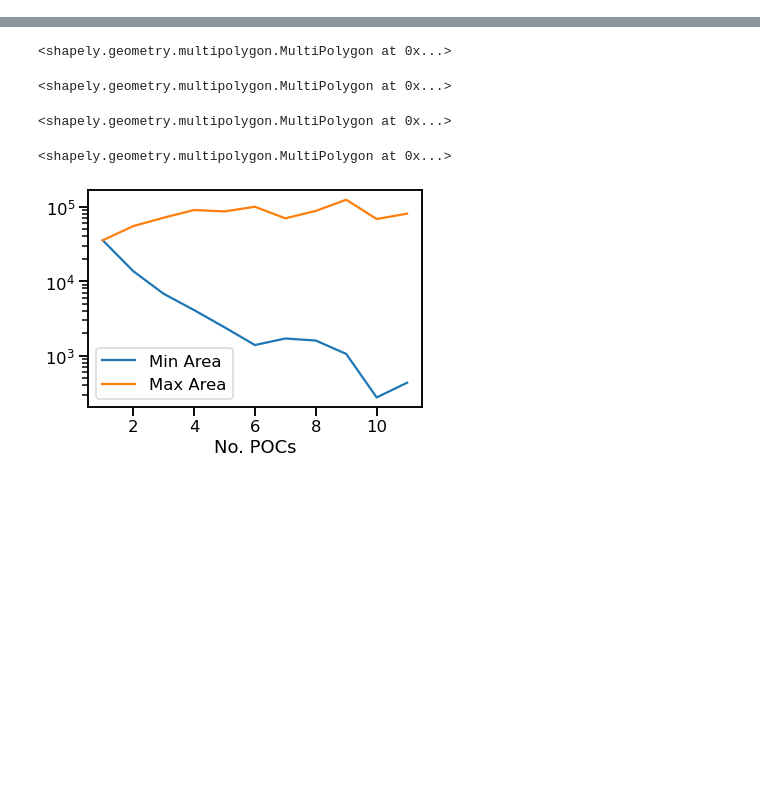
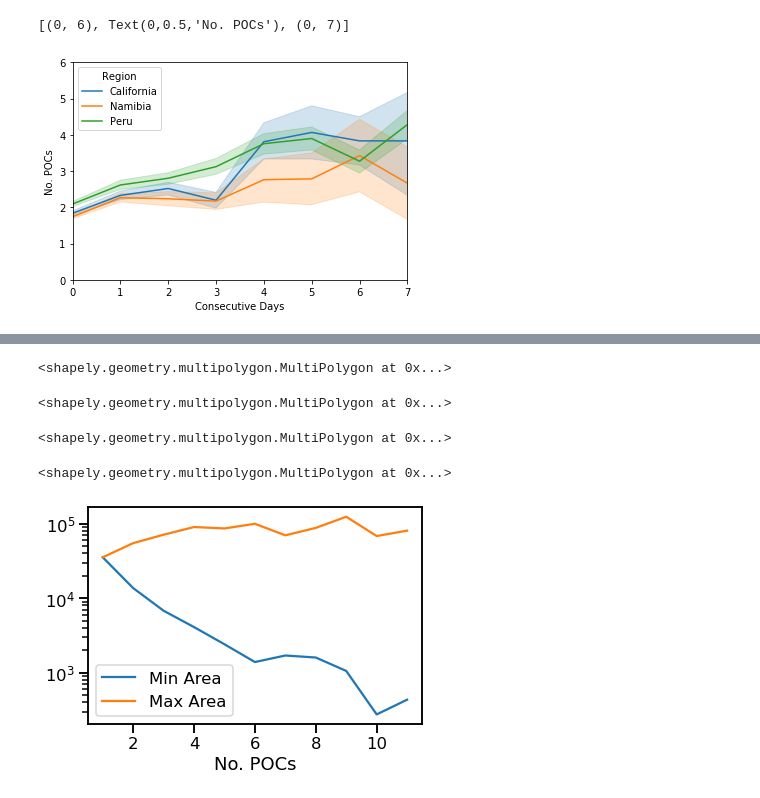
Before and after one commit to duncanwp/MPhys-Project, a Jupyter notebook: data_analysis/basic_POC_analysis.ipynb, the cells around one changed output, grey strips where cells are left out. Saved outputs shown, nothing was run; the diff lists cells and outputs as text; code cells hidden in the pictures; blank space fills up the shorter version.

```diff
--- a/data_analysis/basic_POC_analysis.ipynb
+++ b/data_analysis/basic_POC_analysis.ipynb
@@ -89,0 +111,14 @@ poc_data
+# %%
+# Get the number of POCs each day
+daily_poc_data_count=poc_data.groupby(['Region', pd.Grouper(freq='1d', key='date')]).count()
+daily_poc_data_count=daily_poc_data_count.reset_index('date')
+# %%
+# Find consecutive days and then label the nth consecutive day of each 'streak'
+daily_poc_data_count['streak_id'] = daily_poc_data_count.date.diff().dt.days.ne(1).cumsum()
+daily_poc_data_count['Consecutive Days'] = daily_poc_data_count.groupby('streak_id').cumcount()
+# %%
+sns.lineplot(data=daily_poc_data_count, x='Consecutive Days', y='Area', hue='Region', ci=68)
+plt.gca().set(xlim=[0, 7], ylim=[0,6], ylabel='No. POCs')
+# %% [output]
+[(0, 6), Text(0,0.5,'No. POCs'), (0, 7)]
+[figure, added]
```
Also changed, not shown: parts of 10 cells of this notebook.
